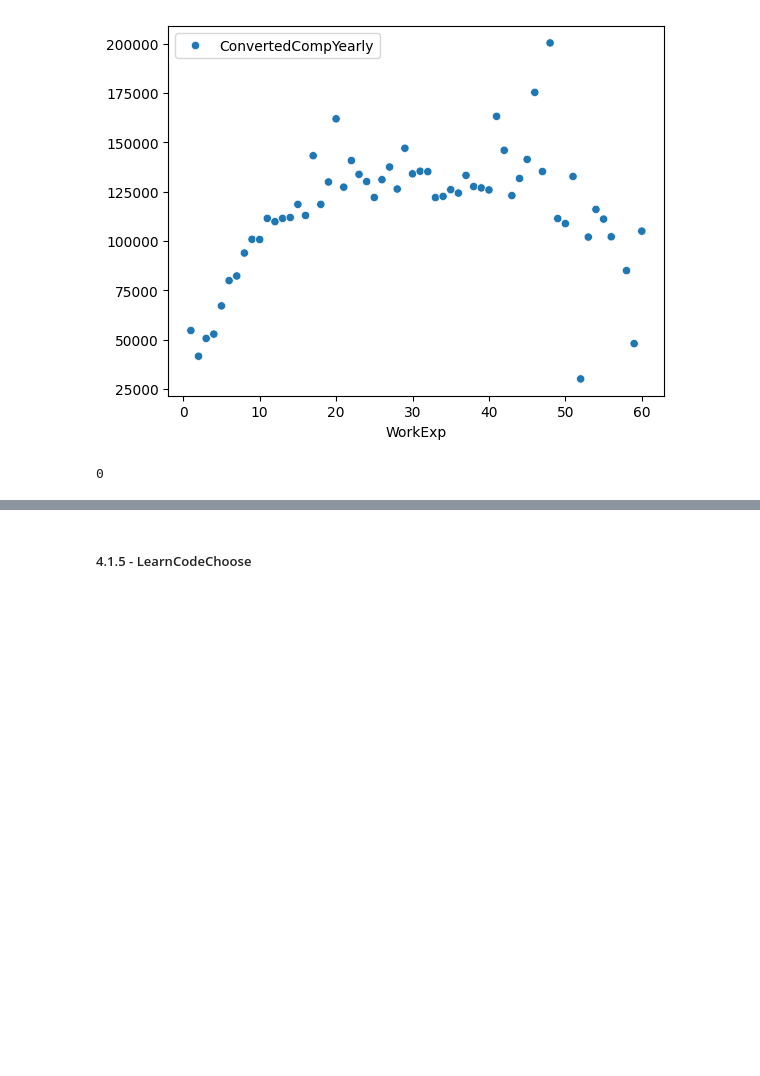
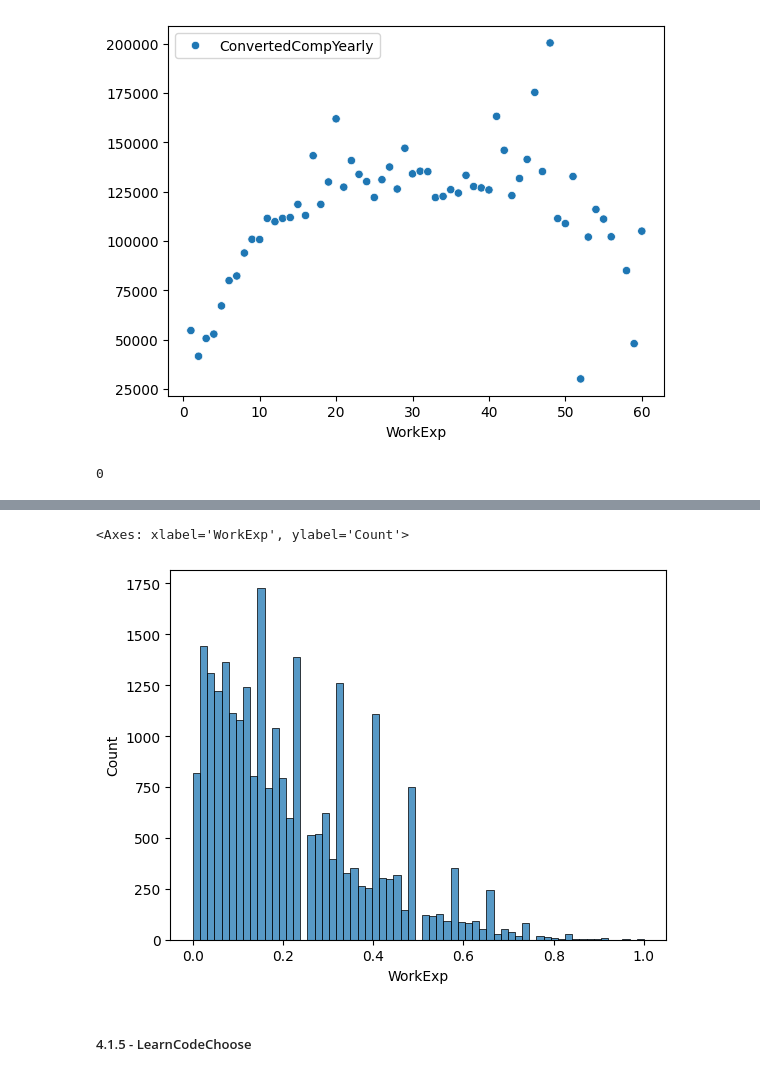
Before and after one commit to ViniciusTMiura/learning-projects, a Jupyter notebook: stackoverflow-udacity-project-course-2/notebooks/01_EDA_and_dataprep.ipynb, the cells around one changed output, grey strips where cells are left out. Drawn from its saved outputs; the diff is of its cells as text; code cells hidden in the pictures; blank space fills up the shorter version.

```diff
--- a/stackoverflow-udacity-project-course-2/notebooks/01_EDA_and_dataprep.ipynb
+++ b/stackoverflow-udacity-project-course-2/notebooks/01_EDA_and_dataprep.ipynb
@@ -1010,3 +1103,8 @@ Normalized Series (Scikit-Learn MinMaxScaler):
+# %%
+sns.histplot(df_res_pub_final.WorkExp)
+# %% [output]
+<Axes: xlabel='WorkExp', ylabel='Count'>
+[figure, added]
 # %% [markdown]
 ##### 4.1.5 - LearnCodeChoose
 # %% [markdown]
```
Also changed, not shown: parts of 47 cells of this notebook.
